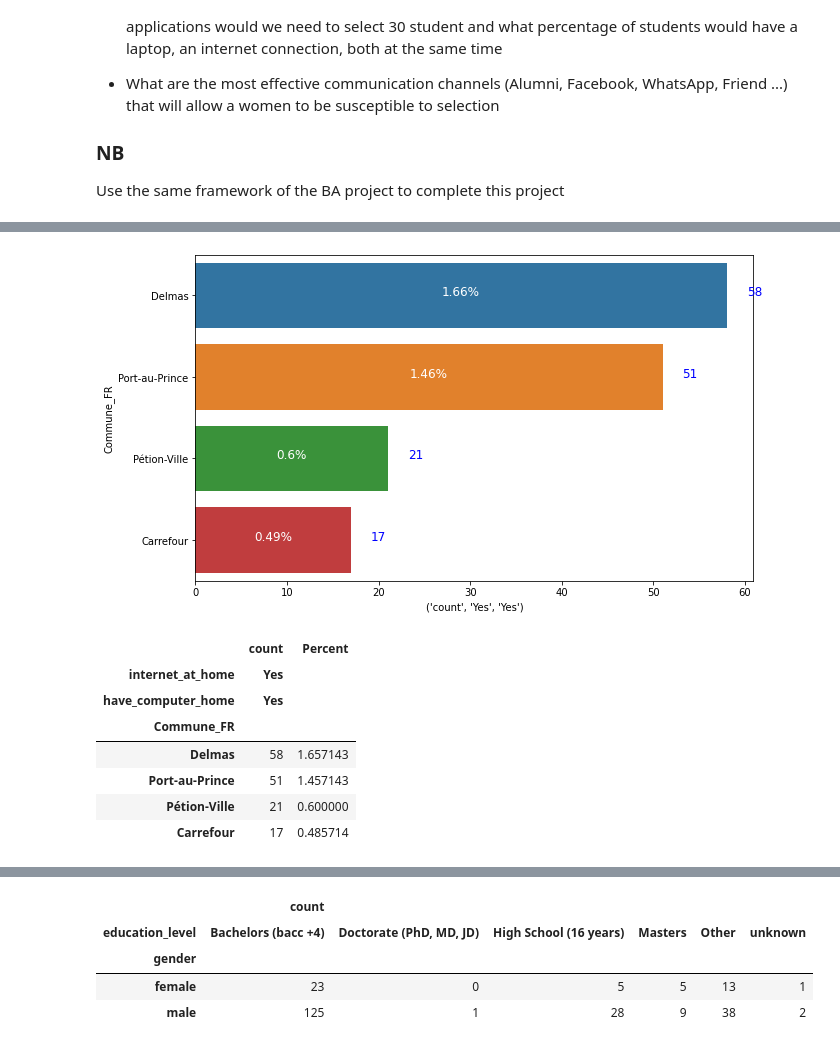
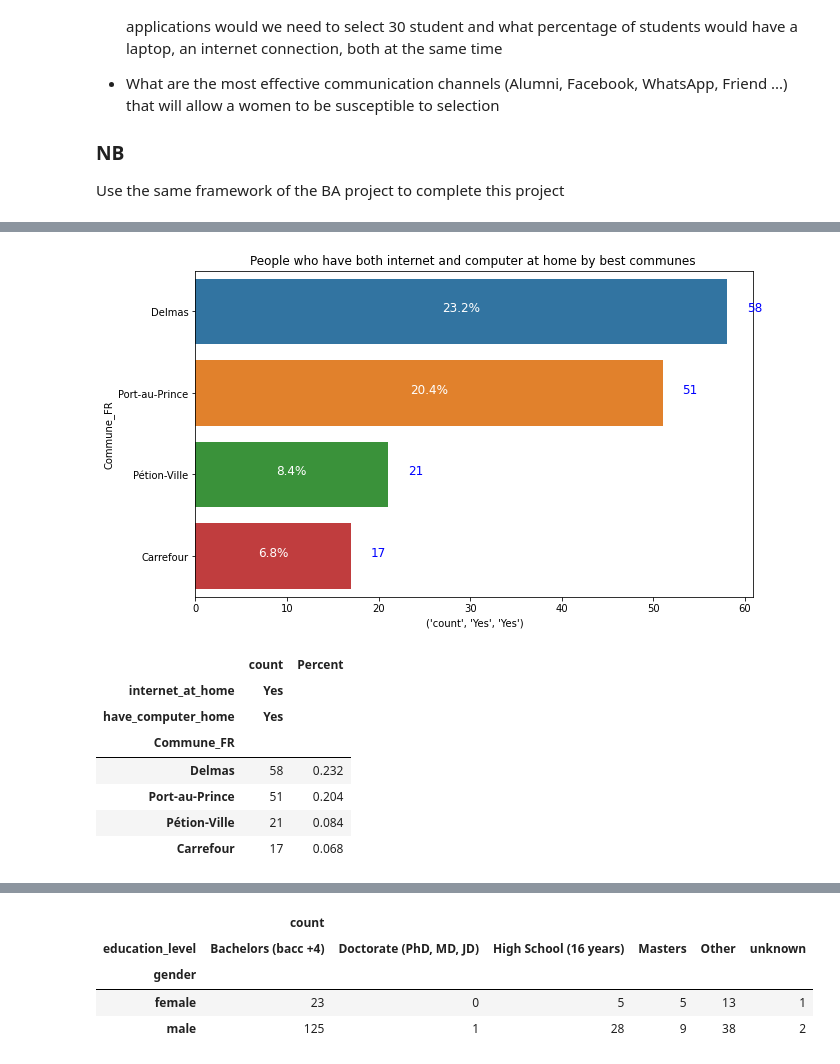
Before and after one commit to wizking-code/Mini-Project, a Jupyter notebook: homework.ipynb, the cells around one changed output, grey strips where cells are left out. Cells and saved outputs as stored; diff of their text form; code cells hidden in the pictures.

```diff
--- a/homework.ipynb
+++ b/homework.ipynb
@@ -95,7 +101,7 @@ def Calculate_Age(born) :
     return today.year - born.year - ((today.month,today.day)< (born.month,born.day))
 # %%
 study_domain1 = pd.get_dummies(data=study_domain[["quest_id", "values"]], columns=['values'], prefix="", prefix_sep="")
-study_domain2=study_domain1.groupby("quest_id").sum()
+study_domain2=study_domain.groupby("quest_id").sum()
 # %%
 technologyy = pd.get_dummies(data=technology[["key", "quest_id", "values"]], columns=['values'], prefix="", prefix_sep="")
 technologyyy=technologyy.groupby("quest_id").sum()
@@ -125,4 +141,7 @@ trans_ord= pd.concat([x,y],axis=0)
 
 enroll1=pd.merge(left=enroll,right=trans_ord, how = 'left',on = ['user_id'] )
 # %%
-merge20=pd.merge(left=merge11, right=enroll1, how = 'left',on='quest_id')
+final_merge=pd.merge(left=merge11, right=enroll1, how = 'left',on='quest_id')
+final_merge.info()
+final_merge['created_at_x']
+final_merge['created_at_x'] = pd.to_datetime(final_merge['created_at_x'])
@@ -129,2 +165,0 @@ merge20=pd.merge(left=merge11, right=enroll1, how = 'left',on='quest_id')
-# %%
-final_merge=pd.merge(left=merge20, right=enroll1, how = 'left',on='quest_id')
@@ -347,27 +456,18 @@ a
 # %%
 e = pd.pivot_table(final_merge,'quest_id',index='Commune_FR',columns=['internet_at_home','have_computer_home'],aggfunc = ['count'],fill_value=0)
-#app = e.sort_values(by=('count','Yes','Yes'),ascending = False)
-e
-
 g=e.iloc[:,3:4]
-g
-#prob_category(data=g ,top_n=7, col='internet_at_home','have_computer_home',abs_value ="Total",rel_value ="Percent",show_plot=True, title="",figsize=(10,10))
 both=g.sort_values(by=('count','Yes','Yes'),ascending = False)
-
-#g['Percent'] = g[('count','Yes','Yes')]/g.shape[0]
-#prob_category(data=g ,top_n=5, col=('count','Yes','Yes'),abs_value ="Total",rel_value ="Percent",show_plot=True, title="",figsize=(10,15))
-#generate_barchart(g, title ="",abs_value =('count','Yes','Yes'),rel_value="Percent",figsize =(10,6))
 both=both.iloc[:4,:]
-both['Percent'] = both[('count','Yes','Yes')]/g.shape[0]
-generate_barchar(both, title ="",abs_value =('count','Yes','Yes'),rel_value="Percent",figsize =(10,6))
+both['Percent'] = both[('count','Yes','Yes')]/final_merge.shape[0]
+generate_barchart(both, title ="People who have both internet and computer at home by best communes ",abs_value =('count','Yes','Yes'),rel_value="Percent",figsize =(10,6))
 both
 # %% [output]
-[figure, old version]
+[figure, new version]
 |  | count | Percent |
 | internet_at_home | Yes |  |
 | have_computer_home | Yes |  |
 | Commune_FR |  |  |
-| Delmas | 58 | 1.657143 |
-| Port-au-Prince | 51 | 1.457143 |
-| Pétion-Ville | 21 | 0.600000 |
-| Carrefour | 17 | 0.485714 |
+| Delmas | 58 | 0.232 |
+| Port-au-Prince | 51 | 0.204 |
+| Pétion-Ville | 21 | 0.084 |
+| Carrefour | 17 | 0.068 |
```
Also changed, not shown: parts of 58 cells of this notebook.
